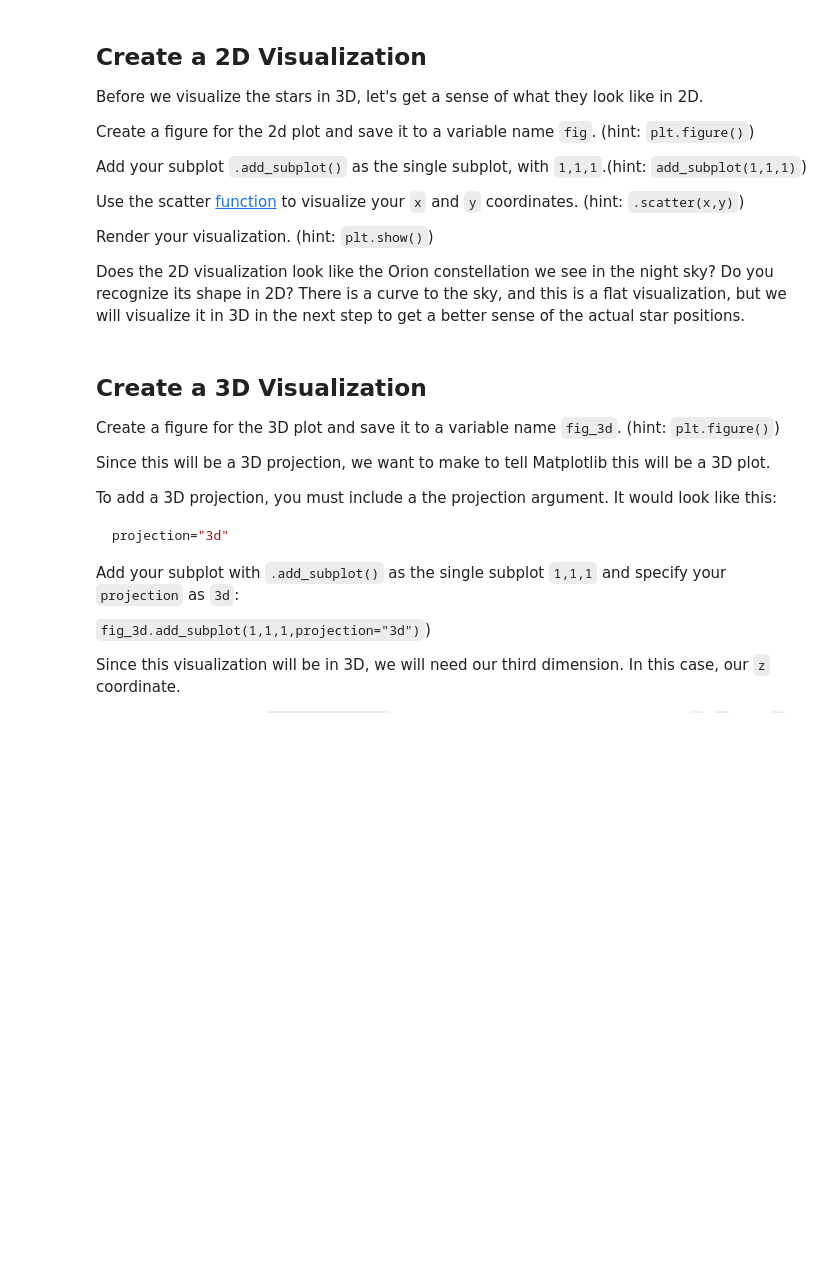
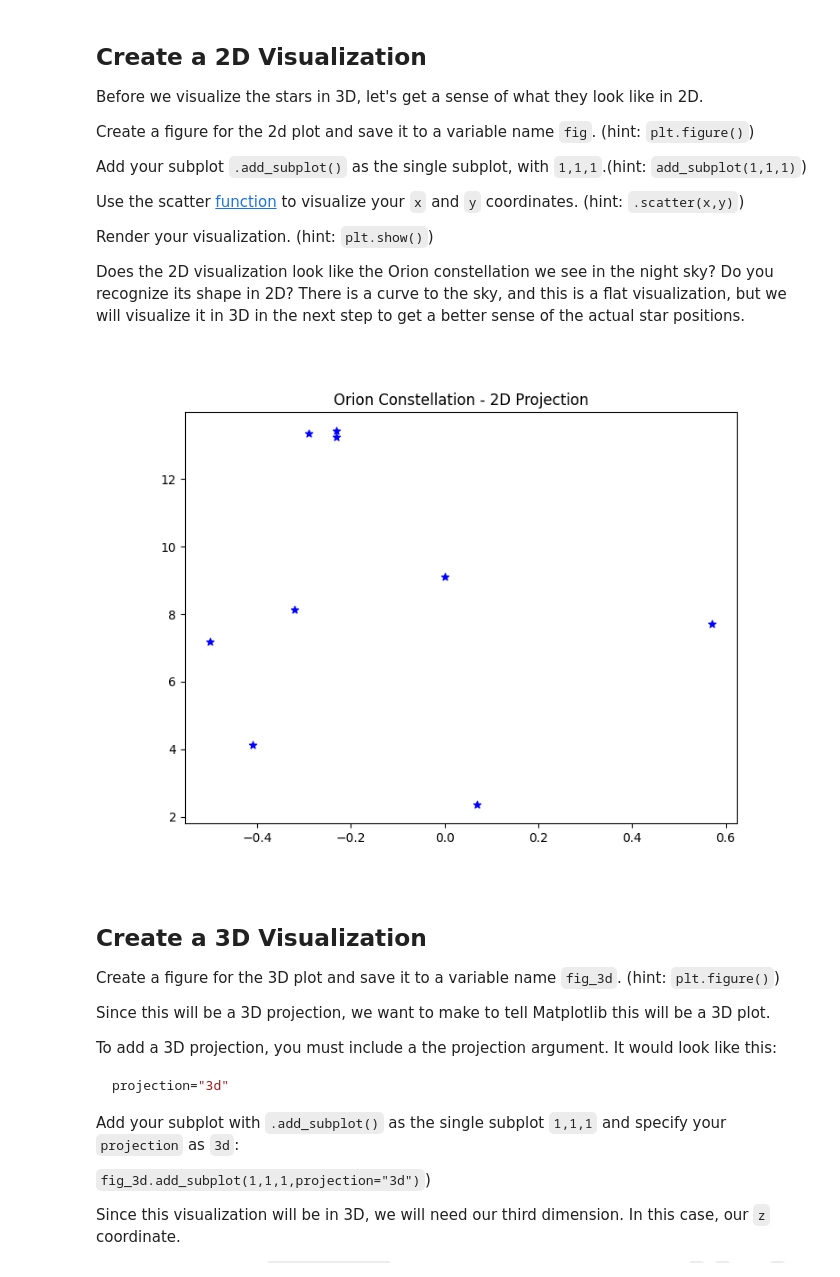
Before and after one commit to 7086600/orion_constellation_project, a Jupyter notebook: orion_project.ipynb, the cells around one changed output. Cells and saved outputs as stored; diff of their text form; code cells hidden in the pictures; blank space fills up the shorter version.

Commit message:
create 2d and 3d visualizations

```diff
--- a/orion_project.ipynb
+++ b/orion_project.ipynb
@@ -49,6 +50,14 @@ Use the scatter [function](https://matplotlib.org/api/_as_gen/matplotlib.pyplot.
 Render your visualization. (hint: `plt.show()`)
 
 Does the 2D visualization look like the Orion constellation we see in the night sky? Do you recognize its shape in 2D? There is a curve to the sky, and this is a flat visualization, but we will visualize it in 3D in the next step to get a better sense of the actual star positions.
+# %%
+fig = plt.figure(figsize=(8, 6))
+fig.add_subplot(1,1,1)
+plt.scatter(x, y, color='blue', marker='*')
+plt.title('Orion Constellation - 2D Projection')
+plt.show()
+# %% [output]
+[figure, added]
 # %% [markdown]
 ## Create a 3D Visualization
 
```
Also changed, not shown: parts of 2 cells of this notebook.
